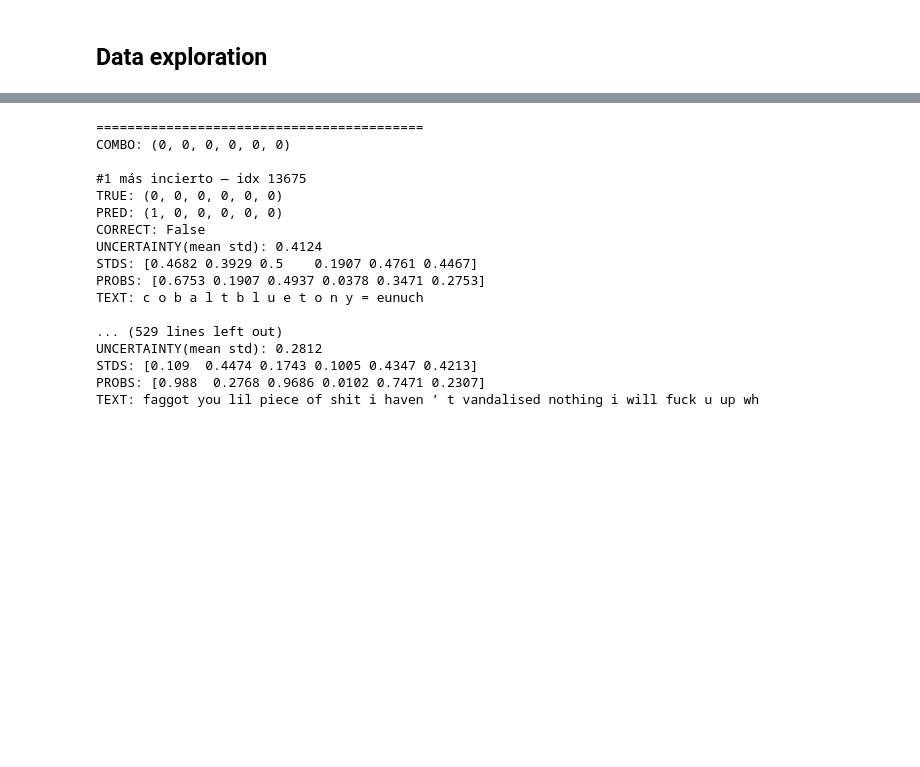
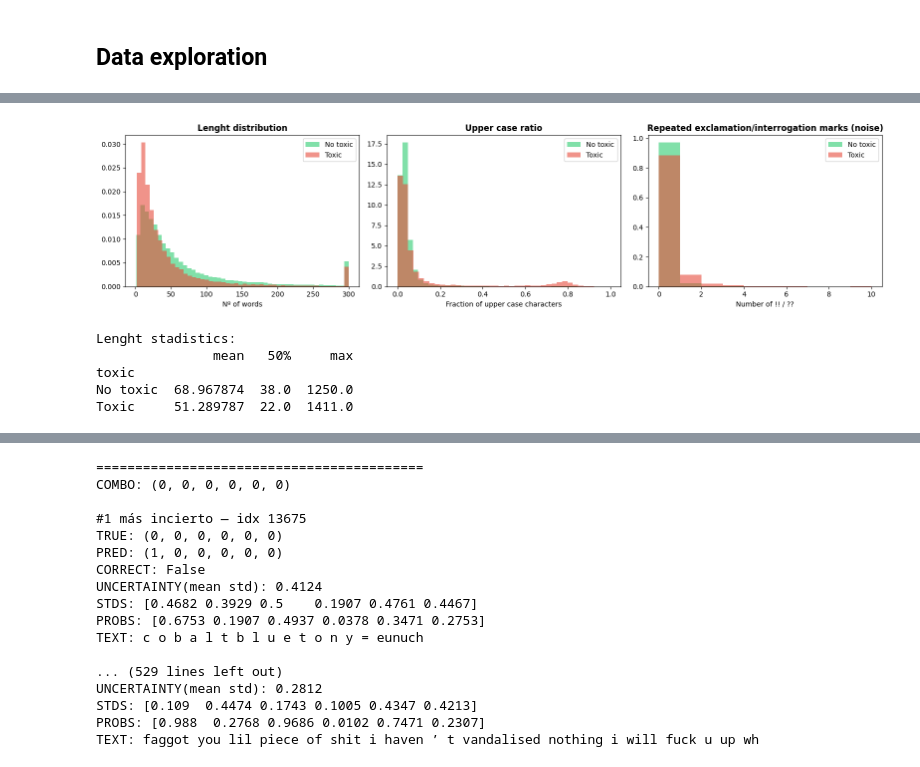
Before and after one commit to NatLey30/uncertainty-aware-moderation, a Jupyter notebook: model_analysis.ipynb, the cells around one changed output, grey strips where cells are left out. Saved outputs shown, nothing was run; the diff lists cells and outputs as text; code cells hidden in the pictures; blank space fills up the shorter version.

```diff
--- a/model_analysis.ipynb
+++ b/model_analysis.ipynb
@@ -105,0 +176,54 @@ identity_hate   | prob=0.1451 | std=0.3522
+# %%
+### Analysis on text lenghts and noise
+
+df_raw['n_words'] = df_raw['comment_text'].str.split().str.len()
+df_raw['n_chars'] = df_raw['comment_text'].str.len()
+df_raw['n_caps_ratio'] = df_raw['comment_text'].apply(
+    lambda x: sum(1 for c in str(x) if c.isupper()) / max(len(str(x)), 1)
+)
+df_raw['n_punct'] = df_raw['comment_text'].apply(
+    lambda x: len(re.findall(r'[!?]{2,}', str(x)))
+)
+
+fig, axes = plt.subplots(1, 3, figsize=(16, 4))
+
+# Distribución de longitud en palabras (por clase)
+toxic_mask = df_raw['toxic'] == 1
+axes[0].hist(df_raw.loc[~toxic_mask, 'n_words'].clip(upper=300), bins=50,
+             alpha=0.6, label='No toxic', color='#2ecc71', density=True)
+axes[0].hist(df_raw.loc[toxic_mask, 'n_words'].clip(upper=300), bins=50,
+             alpha=0.6, label='Toxic', color='#e74c3c', density=True)
+axes[0].set_title('Lenght distribution', fontweight='bold')
+axes[0].set_xlabel('Nº of words')
+axes[0].legend()
+
+# Ratio de mayúsculas
+axes[1].hist(df_raw.loc[~toxic_mask, 'n_caps_ratio'], bins=40,
+             alpha=0.6, label='No toxic', color='#2ecc71', density=True)
+axes[1].hist(df_raw.loc[toxic_mask, 'n_caps_ratio'], bins=40,
+             alpha=0.6, label='Toxic', color='#e74c3c', density=True)
+axes[1].set_title('Upper case ratio', fontweight='bold')
+axes[1].set_xlabel('Fraction of upper case characters')
+axes[1].legend()
+
+# Signos de puntuación repetidos
+axes[2].hist(df_raw.loc[~toxic_mask, 'n_punct'].clip(upper=10), bins=10,
+             alpha=0.6, label='No toxic', color='#2ecc71', density=True)
+axes[2].hist(df_raw.loc[toxic_mask, 'n_punct'].clip(upper=10), bins=10,
+             alpha=0.6, label='Toxic', color='#e74c3c', density=True)
+axes[2].set_title('Repeated exclamation/interrogation marks (noise)', fontweight='bold')
+axes[2].set_xlabel('Number of !! / ??')
+axes[2].legend()
+
+plt.tight_layout()
+plt.show()
+
+print('Lenght stadistics:')
+print(df_raw.groupby('toxic')['n_words'].describe()[['mean','50%','max']].rename(index={0:'No toxic',1:'Toxic'}))
+# %% [output]
+[figure, added]
+Lenght stadistics:
+               mean   50%     max
+toxic
+No toxic  68.967874  38.0  1250.0
+Toxic     51.289787  22.0  1411.0
```
Also changed, not shown: parts of 53 cells of this notebook.
